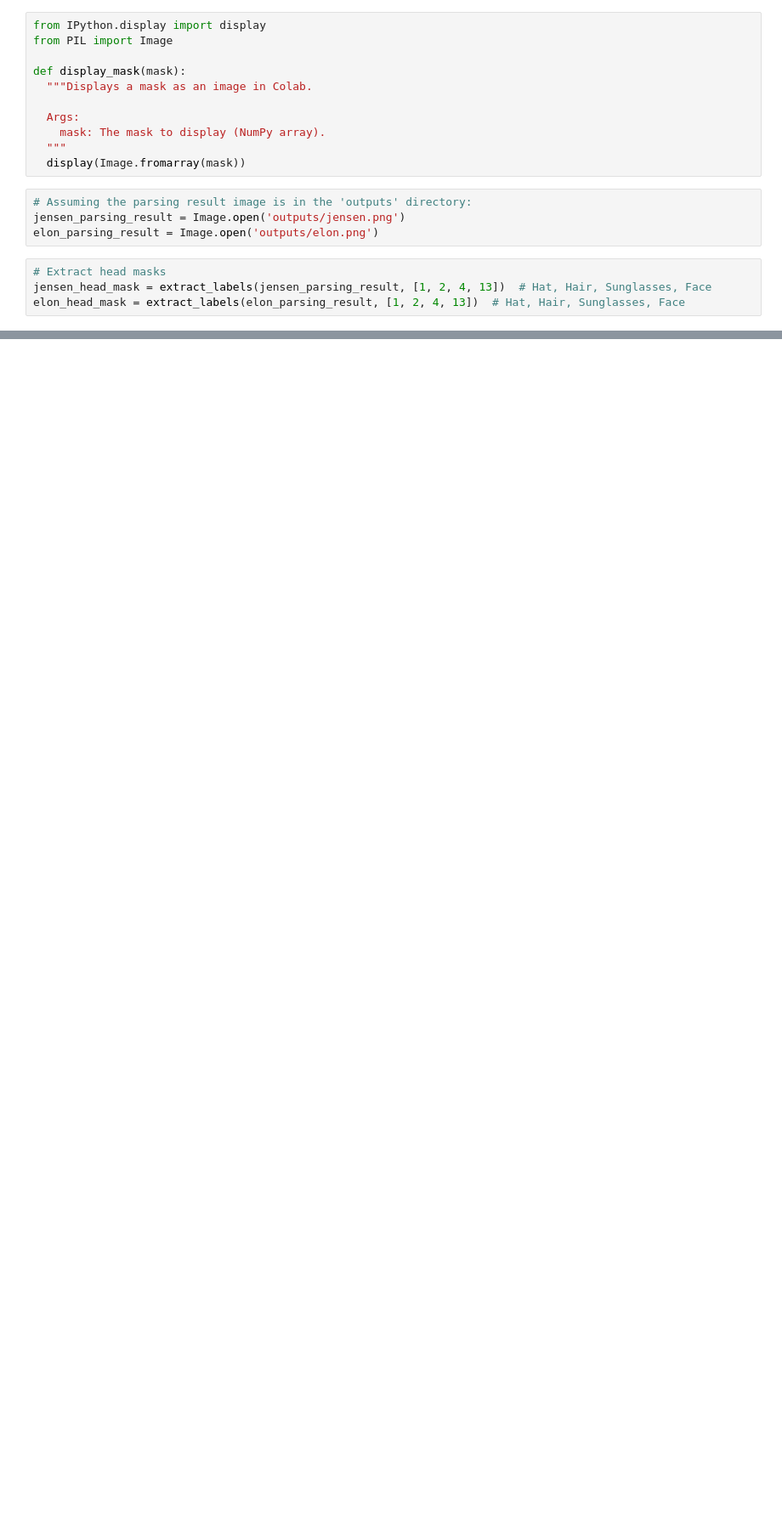
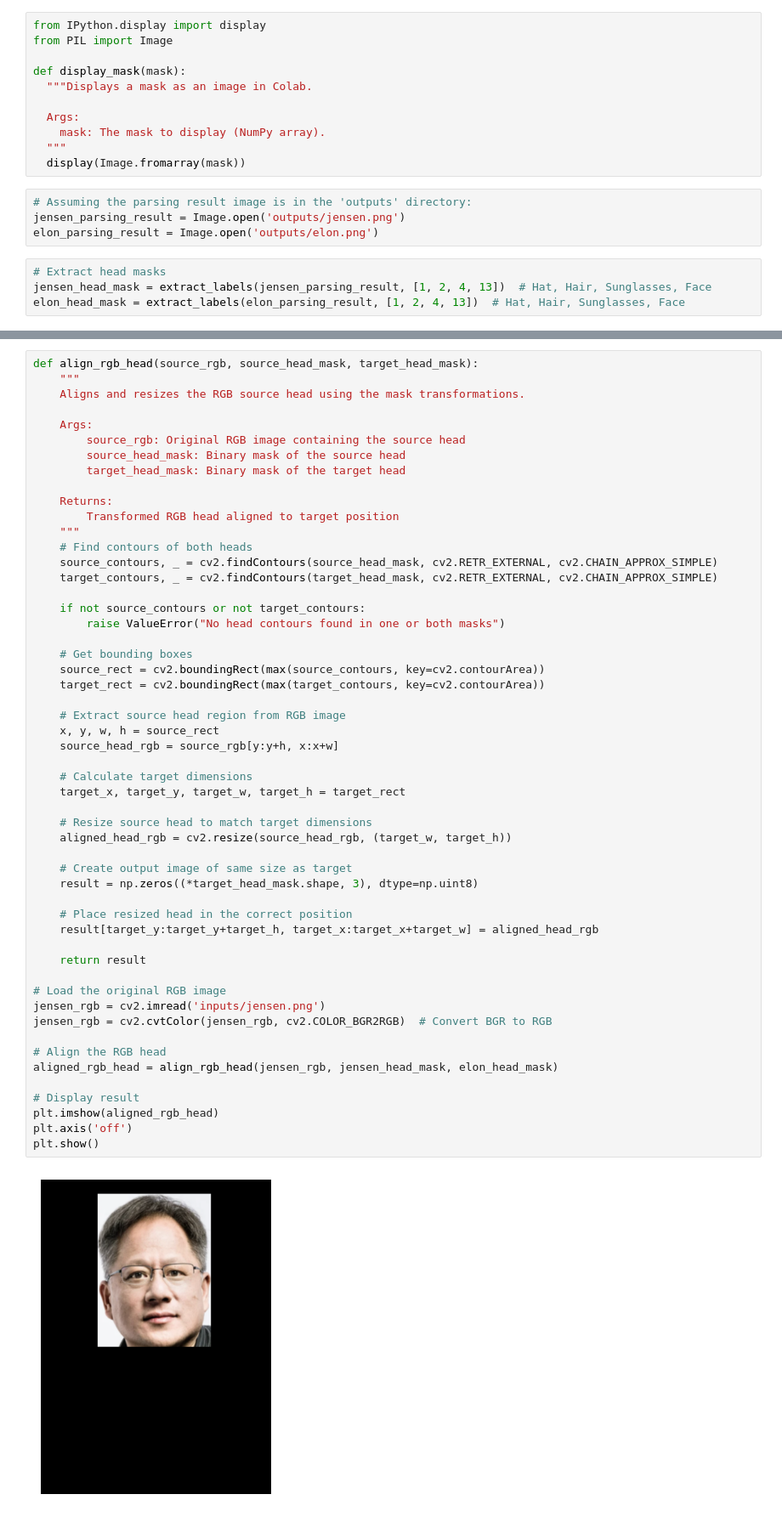
Before and after one commit to yachty66/headswap, a Jupyter notebook: headswap.ipynb, the cells around one changed output, grey strips where cells are left out. Shown: that part at 85% size. Drawn from its saved outputs; the diff is of its cells as text; blank space fills up the shorter version.

```diff
--- a/headswap.ipynb
+++ b/headswap.ipynb
@@ -258,0 +314,55 @@ display_mask(combined_mask)
+# %%
+def align_rgb_head(source_rgb, source_head_mask, target_head_mask):
+    """
+    Aligns and resizes the RGB source head using the mask transformations.
+
+    Args:
+        source_rgb: Original RGB image containing the source head
+        source_head_mask: Binary mask of the source head
+        target_head_mask: Binary mask of the target head
+
+    Returns:
+        Transformed RGB head aligned to target position
+    """
+    # Find contours of both heads
+    source_contours, _ = cv2.findContours(source_head_mask, cv2.RETR_EXTERNAL, cv2.CHAIN_APPROX_SIMPLE)
+    target_contours, _ = cv2.findContours(target_head_mask, cv2.RETR_EXTERNAL, cv2.CHAIN_APPROX_SIMPLE)
+
+    if not source_contours or not target_contours:
+        raise ValueError("No head contours found in one or both masks")
+
+    # Get bounding boxes
+    source_rect = cv2.boundingRect(max(source_contours, key=cv2.contourArea))
+    target_rect = cv2.boundingRect(max(target_contours, key=cv2.contourArea))
+
+    # Extract source head region from RGB image
+    x, y, w, h = source_rect
+    source_head_rgb = source_rgb[y:y+h, x:x+w]
+
+    # Calculate target dimensions
+    target_x, target_y, target_w, target_h = target_rect
+
+    # Resize source head to match target dimensions
+    aligned_head_rgb = cv2.resize(source_head_rgb, (target_w, target_h))
+
+    # Create output image of same size as target
+    result = np.zeros((*target_head_mask.shape, 3), dtype=np.uint8)
+
+    # Place resized head in the correct position
+    result[target_y:target_y+target_h, target_x:target_x+target_w] = aligned_head_rgb
+
+    return result
+
+# Load the original RGB image
+jensen_rgb = cv2.imread('inputs/jensen.png')
+jensen_rgb = cv2.cvtColor(jensen_rgb, cv2.COLOR_BGR2RGB)  # Convert BGR to RGB
+
+# Align the RGB head
+aligned_rgb_head = align_rgb_head(jensen_rgb, jensen_head_mask, elon_head_mask)
+
+# Display result
+plt.imshow(aligned_rgb_head)
+plt.axis('off')
+plt.show()
+# %% [output]
+[figure, added]
```
Also changed, not shown: parts of 4 cells of this notebook.
